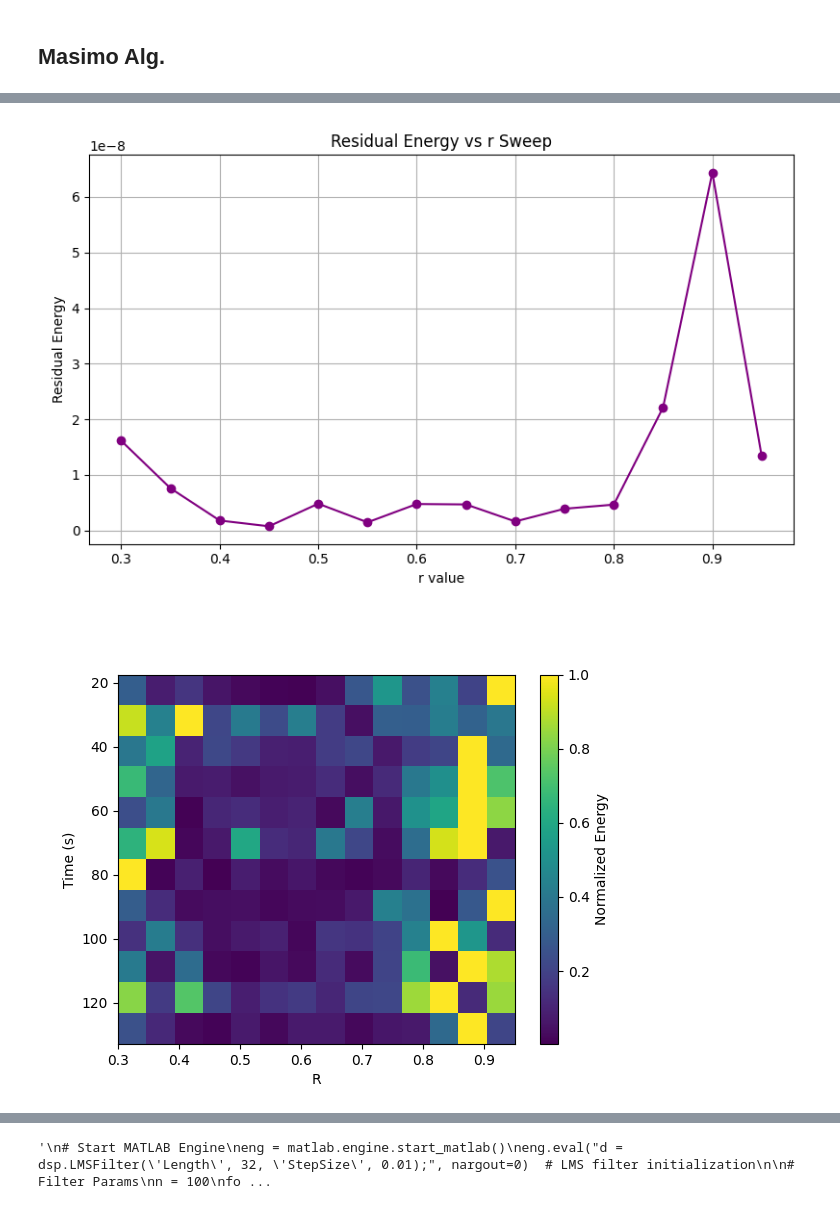
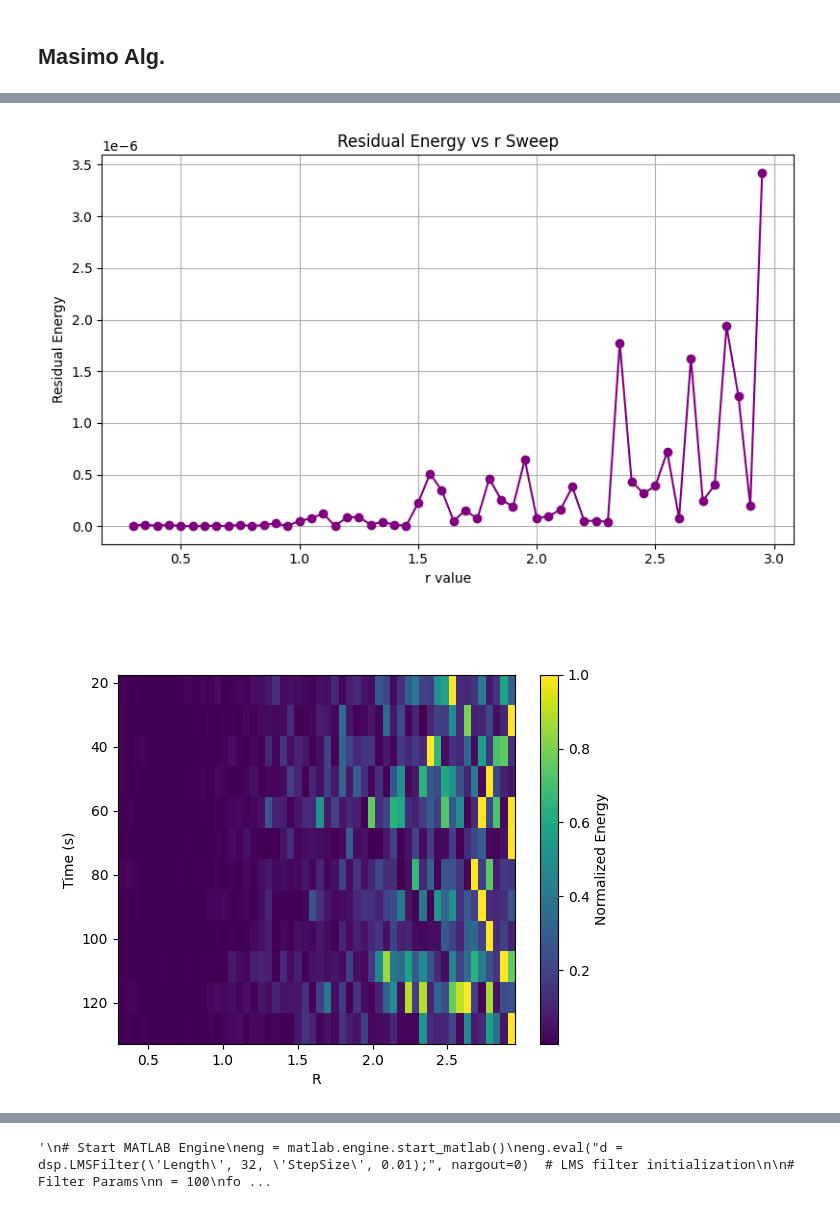
Before and after one commit to Audacity1213/tfo_masimo, a Jupyter notebook: notebooks/normalized_ac_with_masimo.ipynb, the cells around one changed output, grey strips where cells are left out. Drawn from its saved outputs; the diff is of its cells as text; code cells hidden in the pictures.

```diff
--- a/notebooks/normalized_ac_with_masimo.ipynb
+++ b/notebooks/normalized_ac_with_masimo.ipynb
@@ -156,7 +156,7 @@ plt.show()
 # %%
 # Filter Params
 n = 100
-forgetting_factor = 1 - 1 / (40 * FS)
+forgetting_factor = 1 - 1 / (8 * FS)
 
 # Warning : This part takes a while
 peak_r = []
@@ -165,7 +165,7 @@ r_time_axis = []
 window_length = 35 * FS
 overlap_percnt = 0.3
 
-r_values_fetal = np.arange(0.3, 1.0, step=0.05)
+r_values_fetal = np.arange(0.3, 3.0, step=0.05)
 # r_values_fetal = np.arange(0.3, 1.0, step=0.05)
 
 plot_window_indices = [2, 5, 7]  # Windows Graphed
@@ -186,6 +186,9 @@ for i in range(120):
     rs_for_plot = []
 
     for r in r_values_fetal:
+        #Reduce sensitivity to amplitude scales
+
+
         rs = r * filtered_ir - filtered_rd
         _, residual, __ = adaptive_filter_lms(rs, filtered_rd, filter_length=n, filter_lambda=forgetting_factor)
 
@@ -265,7 +268,7 @@ plt.colorbar(label='Normalized Energy')
 plt.figure()
 plt.plot(ppg_timeline, ppg[:, 3])   # ppg[:, 2] is 'RatioAverage' from your CSV
 plt.xlabel("Time (s)")
-plt.ylabel("Ratio")
+plt.ylabel("Ratio * 100")
 plt.title("Ratio vs Time")
 plt.grid(True)
 plt.tight_layout()
@@ -294,2 +297,2 @@ plt.show()
-[figure, old version]
+[figure, new version]
-[figure, old version]
+[figure, new version]
```
Also changed, not shown: parts of 4 cells of this notebook, 1 other file.
